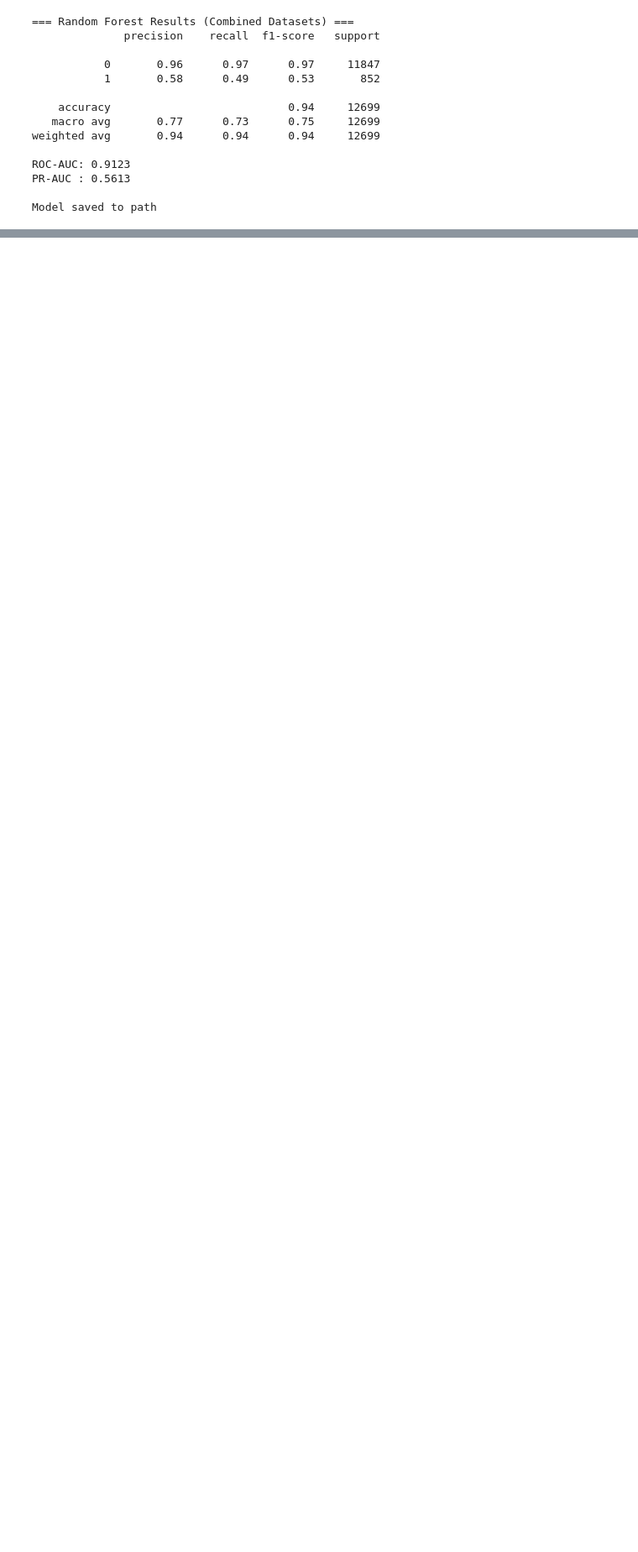
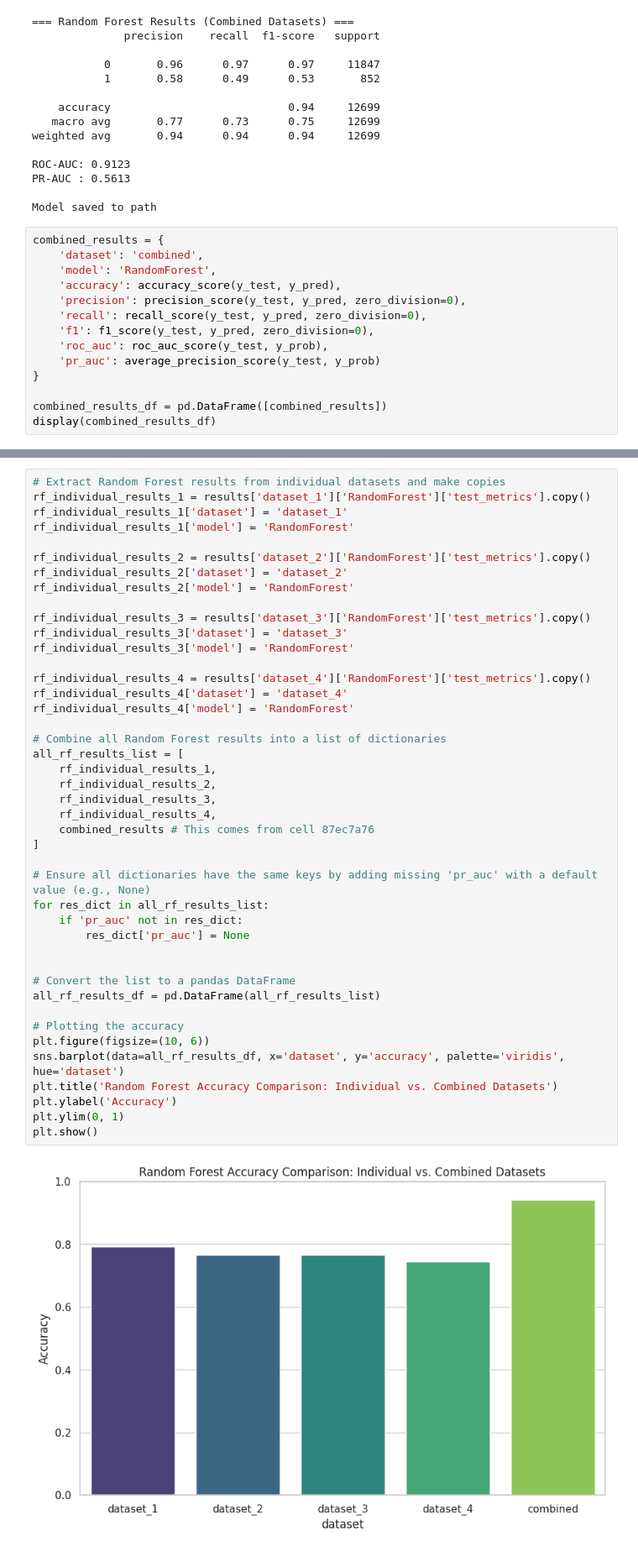
Before and after one commit to olaysco/stroke-prediction-system, a Jupyter notebook: stoke_analysis.ipynb, the cells around one changed output, grey strips where cells are left out. Shown at 84% size. Cells and saved outputs as stored; diff of their text form; blank space fills up the shorter version.

Commit message:
Add comparison between combined and individual daatset

```diff
--- a/stoke_analysis.ipynb
+++ b/stoke_analysis.ipynb
@@ -1490,3 +1500,17 @@ ROC-AUC: 0.9123
 PR-AUC : 0.5613
 
 Model saved to path
+# %%
+combined_results = {
+    'dataset': 'combined',
+    'model': 'RandomForest',
+    'accuracy': accuracy_score(y_test, y_pred),
+    'precision': precision_score(y_test, y_pred, zero_division=0),
+    'recall': recall_score(y_test, y_pred, zero_division=0),
+    'f1': f1_score(y_test, y_pred, zero_division=0),
+    'roc_auc': roc_auc_score(y_test, y_prob),
+    'pr_auc': average_precision_score(y_test, y_prob)
+}
+
+combined_results_df = pd.DataFrame([combined_results])
+display(combined_results_df)
@@ -1492,0 +1520,45 @@ Model saved to path
+# %%
+# Extract Random Forest results from individual datasets and make copies
+rf_individual_results_1 = results['dataset_1']['RandomForest']['test_metrics'].copy()
+rf_individual_results_1['dataset'] = 'dataset_1'
+rf_individual_results_1['model'] = 'RandomForest'
+
+rf_individual_results_2 = results['dataset_2']['RandomForest']['test_metrics'].copy()
+rf_individual_results_2['dataset'] = 'dataset_2'
+rf_individual_results_2['model'] = 'RandomForest'
+
+rf_individual_results_3 = results['dataset_3']['RandomForest']['test_metrics'].copy()
+rf_individual_results_3['dataset'] = 'dataset_3'
+rf_individual_results_3['model'] = 'RandomForest'
+
+rf_individual_results_4 = results['dataset_4']['RandomForest']['test_metrics'].copy()
+rf_individual_results_4['dataset'] = 'dataset_4'
+rf_individual_results_4['model'] = 'RandomForest'
+
+# Combine all Random Forest results into a list of dictionaries
+all_rf_results_list = [
+    rf_individual_results_1,
+    rf_individual_results_2,
+    rf_individual_results_3,
+    rf_individual_results_4,
+    combined_results # This comes from cell 87ec7a76
+]
+
+# Ensure all dictionaries have the same keys by adding missing 'pr_auc' with a default value (e.g., None)
+for res_dict in all_rf_results_list:
+    if 'pr_auc' not in res_dict:
+        res_dict['pr_auc'] = None
+
+
+# Convert the list to a pandas DataFrame
+all_rf_results_df = pd.DataFrame(all_rf_results_list)
+
+# Plotting the accuracy
+plt.figure(figsize=(10, 6))
+sns.barplot(data=all_rf_results_df, x='dataset', y='accuracy', palette='viridis', hue='dataset')
+plt.title('Random Forest Accuracy Comparison: Individual vs. Combined Datasets')
+plt.ylabel('Accuracy')
+plt.ylim(0, 1)
+plt.show()
+# %% [output]
+[figure, added]
```
Also changed, not shown: parts of 2 cells of this notebook.
